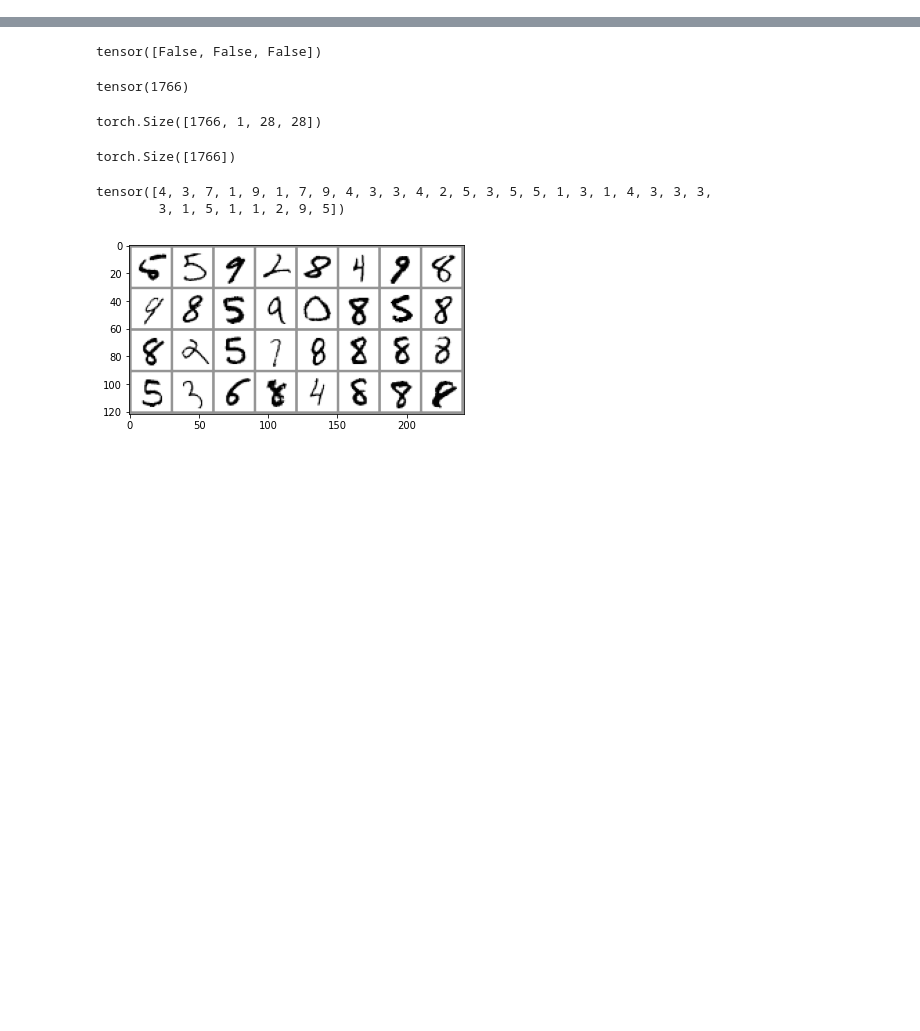
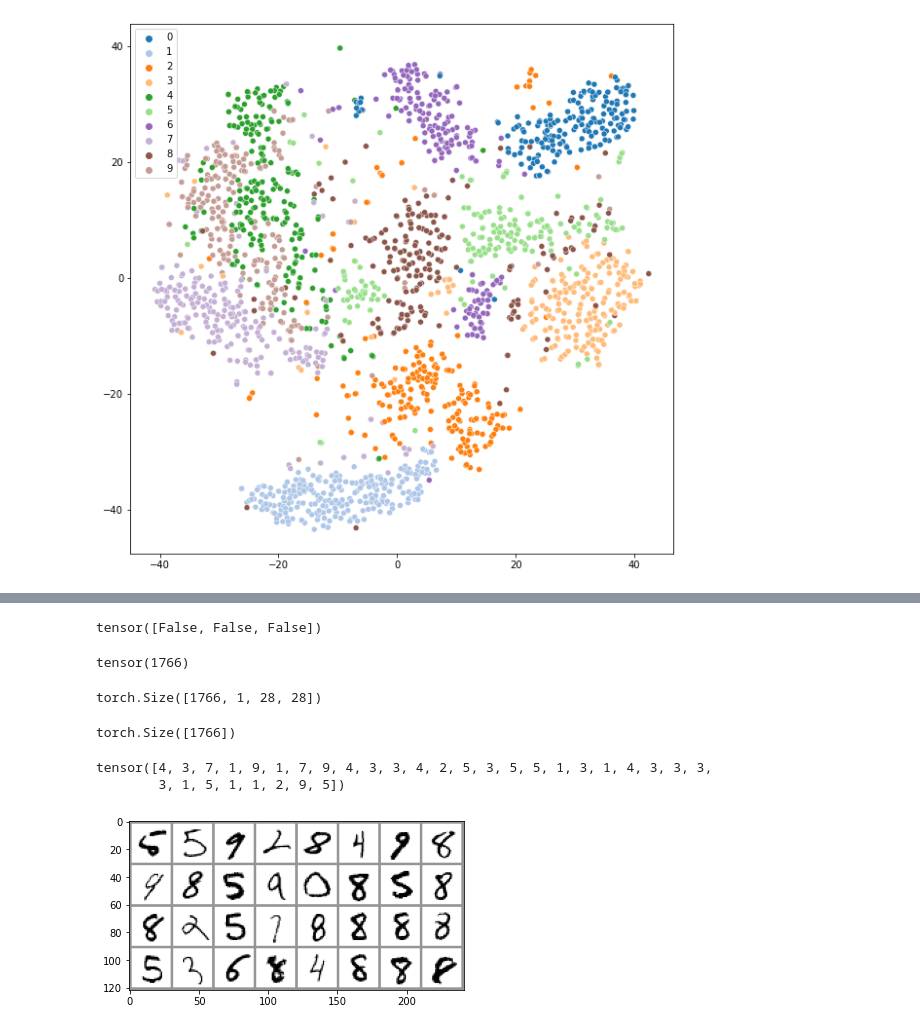
Before and after one commit to yamsgithub/modular_deep_learning, a Jupyter notebook: pytorch/mnist_session_cnn.ipynb, the cells around one changed output, grey strips where cells are left out. Drawn from its saved outputs; the diff is of its cells as text; code cells hidden in the pictures; blank space fills up the shorter version.

```diff
--- a/pytorch/mnist_session_cnn.ipynb
+++ b/pytorch/mnist_session_cnn.ipynb
@@ -310,0 +632,91 @@ tensor([7, 2, 1,  ..., 4, 5, 6])
+# %%
+def get_labels(p):
+    pred_labels = torch.argmax(p, dim=1)
+    return pred_labels
+# %%
+for T in range(1, T_max+1):
+
+    plot_file = generate_plot_file(dataset, 'T_'+str(T)+'_'+str(num_classes)+'_'+str(total_experts)+'_model.pt')
+    models = torch.load(os.path.join(model_path, plot_file))
+
+    keys = models.keys()
+    N = len(keys)
+
+    fig,ax = plt.subplots(1, 1, sharex=True, sharey=True, figsize=(10,10))
+
+    for X, y in testloader:
+        true_label_names = [classes[i] for i in y]
+        true_color = colors(y, palette[0:num_classes])
+        sns.scatterplot(x=X_tsne[:,0],y=X_tsne[:,1],
+                        hue=true_label_names, hue_order=classes, palette=true_color,ax=ax)
+
+    for e in range(total_experts, total_experts+1):
+        nrows = 2+e
+        ncols = N
+        thefigsize = (ncols*10,nrows*10)
+
+        print('Number of Experts:', e)
+        print('Temperature', str(T))
+
+        fig,ax = plt.subplots(nrows, ncols, sharex=True, sharey=True, figsize=thefigsize)
+        ax = ax.flatten()
+
+
+        index = 0
+        for X, y in testloader:
+            for m_key, m_val in models.items():
+
+                moe_model = m_val['experts'][e]['model']
+
+                pred = moe_model(X)
+                pred_labels = get_labels(pred)
+                pred_label_names = [classes[i] for i in pred_labels]
+                pred_color = colors(pred_labels, palette[0:num_classes])
+                pred_classes = [classes[i] for i in np.unique(pred_labels)]
+
+                true_label_names = [classes[i] for i in y]
+                true_color = colors(y, palette[0:num_classes])
+
+                sns.scatterplot(x=X_tsne[:,0],y=X_tsne[:,1],
+                                hue=pred_label_names,hue_order=pred_classes,palette=pred_color, ax=ax[index])
+                indices = np.where((pred_labels == y) == False)[0]
+                sns.scatterplot(x=X_tsne[indices,0],y=X_tsne[indices,1],
+                                hue=['misclassified']*len(indices), palette=['r'], marker='X', ax=ax[index])
+
+                ax[index].set_title('Mixture of Experts')
+                ax[index].set_ylabel('Dim 2')
+                ax[index].set_xlabel('Dim 1')
+
+
+                print(moe_model.expert_outputs.shape)
+                for i in range(e):
+                    pred_expert_labels = get_labels(moe_model.expert_outputs[:,i,:])
+
+                    indices = np.where((pred_expert_labels == y) == True)[0]
+
+                    pred_expert_label_names = [classes[i] for i in pred_expert_labels[indices]]
+                    pred_expert_color = colors(pred_expert_labels[indices], palette[0:num_classes])
+                    pred_expert_classes = [classes[i] for i in np.unique(pred_expert_labels[indices])]
+                    sns.scatterplot(x=X_tsne[indices,0],y=X_tsne[indices,1],
+                                hue=pred_expert_label_names,hue_order=pred_expert_classes,palette=pred_expert_color,marker='X', s=20,alpha=1.0, ax=ax[N*(i+1)+index])
+                    indices = np.where((pred_expert_labels == y) == False)[0]
+                    sns.scatterplot(x=X_tsne[indices,0],y=X_tsne[indices,1],
+                                hue=['misclassified']*len(indices), palette=['r'], marker='X', ax=ax[N*(i+1)+index])
+
+                    ax[N*(i+1)+index].set_title('Expert '+str(i+1))
+                    ax[N*(i+1)+index].set_ylabel('Dim 2')
+                    ax[N*(i+1)+index].set_xlabel('Dim 1')
+
+                pred_gate = moe_model.gate_outputs
+                pred_gate_labels = get_labels(pred_gate)+1
+                pred_gate_color = colors(pred_gate_labels, palette)
+
+                sns.scatterplot(x=X_tsne[:,0],y=X_tsne[:,1],
+                                hue=pred_gate_labels,hue_order=np.unique(pred_gate_labels),palette=pred_gate_color, ax=ax[N*(e+1)+index])
+
+                index += 1
+        image_file = generate_plot_file(dataset, 'T_'+str(T)+'_'+str(num_classes))
+        filename = os.path.join('figures/review', image_file+'_'+str(e)+'_experts.png')
+        plt.savefig(filename)
+        plt.show()
+# %% [output]
@@ -310,0 +726 @@ tensor([7, 2, 1,  ..., 4, 5, 6])
+[figure, added]
```
Also changed, not shown: parts of 64 cells of this notebook.
